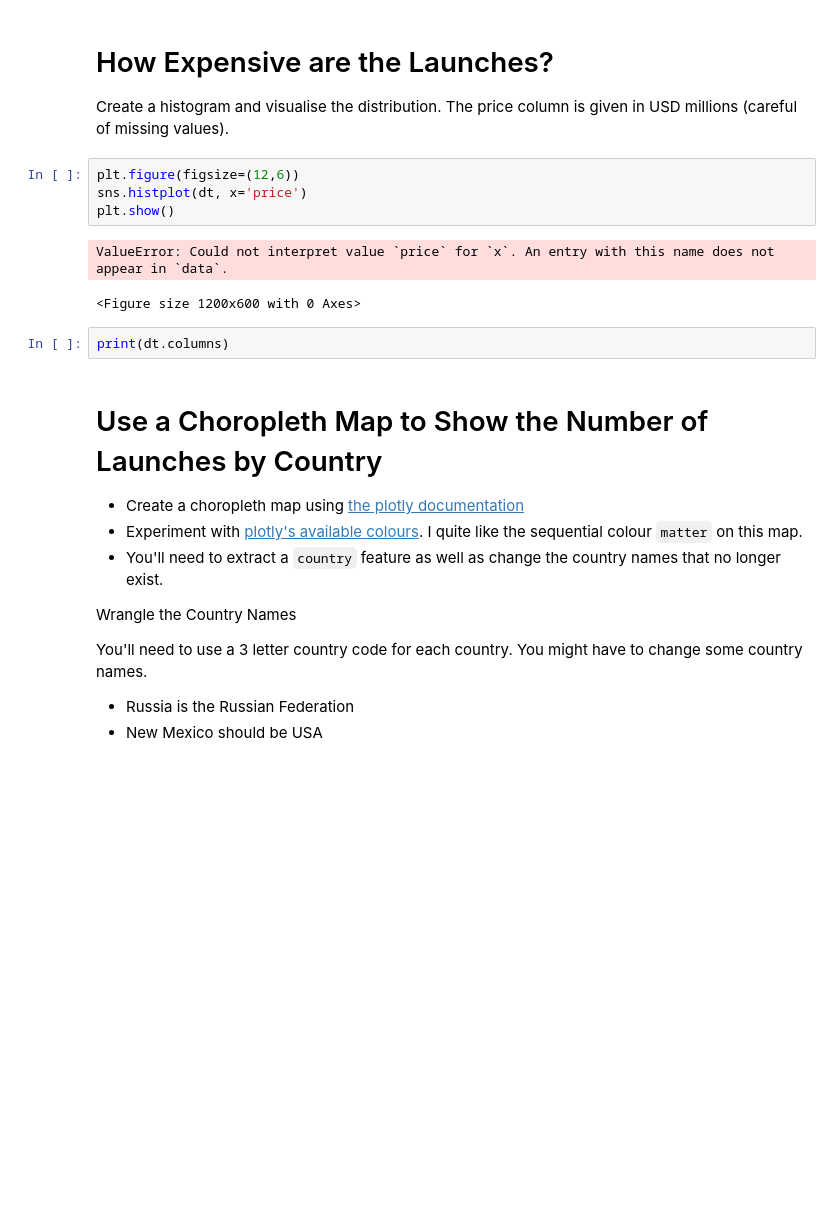
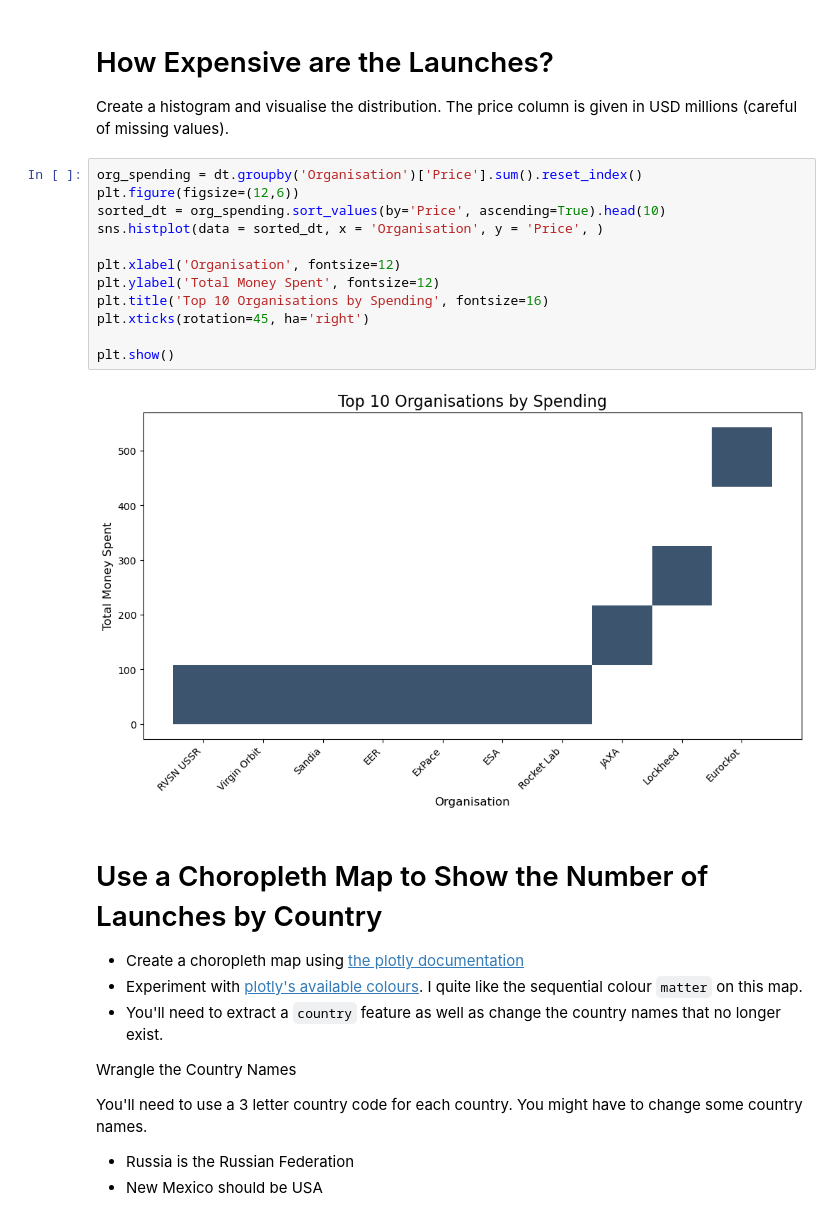
Before and after one commit to Vatsalsrivastava1209/Space-Missions-Analysis, a Jupyter notebook: Space_Missions_Analysis_(start).ipynb, the cells around one changed output. Drawn from its saved outputs; the diff is of its cells as text; blank space fills up the shorter version.

```diff
--- a/Space_Missions_Analysis_(start).ipynb
+++ b/Space_Missions_Analysis_(start).ipynb
@@ -187,15 +187,20 @@ plt.show()
 # How Expensive are the Launches?
 
 Create a histogram and visualise the distribution. The price column is given in USD millions (careful of missing values).
-# %%
-plt.figure(figsize=(12,6))
-sns.histplot(dt, x='price')
-plt.show()
-# %% [output]
-ValueError: Could not interpret value `price` for `x`. An entry with this name does not appear in `data`.
-<Figure size 1200x600 with 0 Axes>
-# %%
-print(dt.columns)
+# %%
+org_spending = dt.groupby('Organisation')['Price'].sum().reset_index()
+plt.figure(figsize=(12,6))
+sorted_dt = org_spending.sort_values(by='Price', ascending=True).head(10)
+sns.histplot(data = sorted_dt, x = 'Organisation', y = 'Price', )
+
+plt.xlabel('Organisation', fontsize=12)
+plt.ylabel('Total Money Spent', fontsize=12)
+plt.title('Top 10 Organisations by Spending', fontsize=16)
+plt.xticks(rotation=45, ha='right')
+
+plt.show()
+# %% [output]
+[figure, added]
 # %% [markdown]
 # Use a Choropleth Map to Show the Number of Launches by Country
 
```
Also changed, not shown: parts of 7 cells of this notebook.
